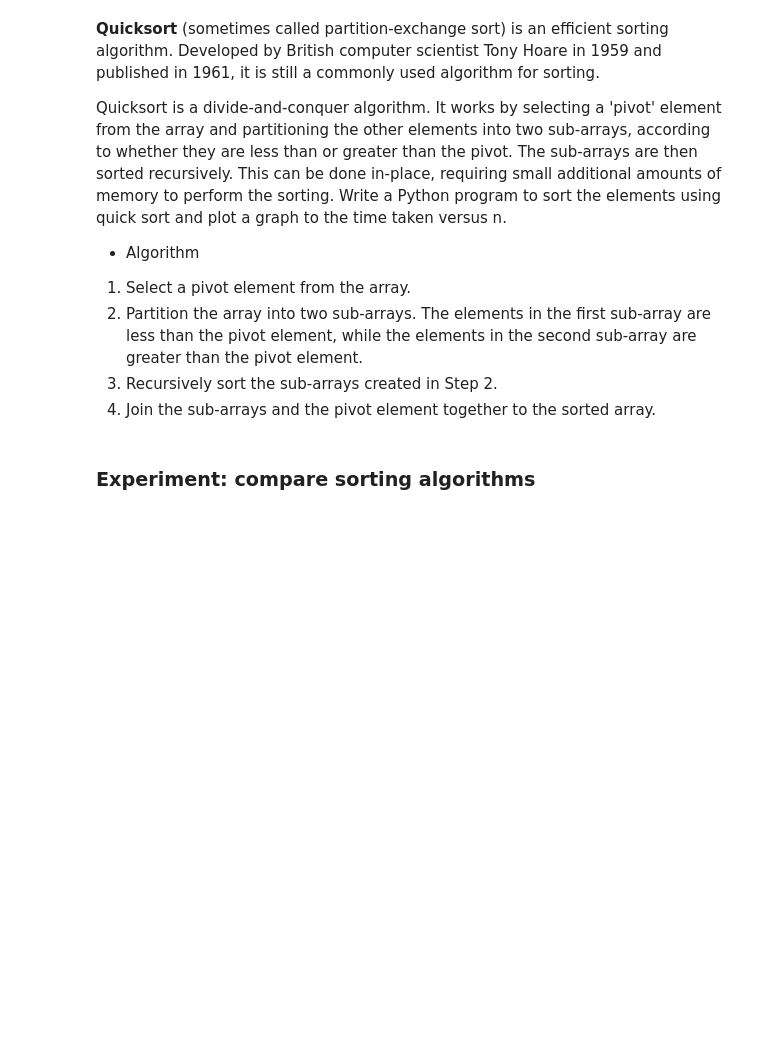
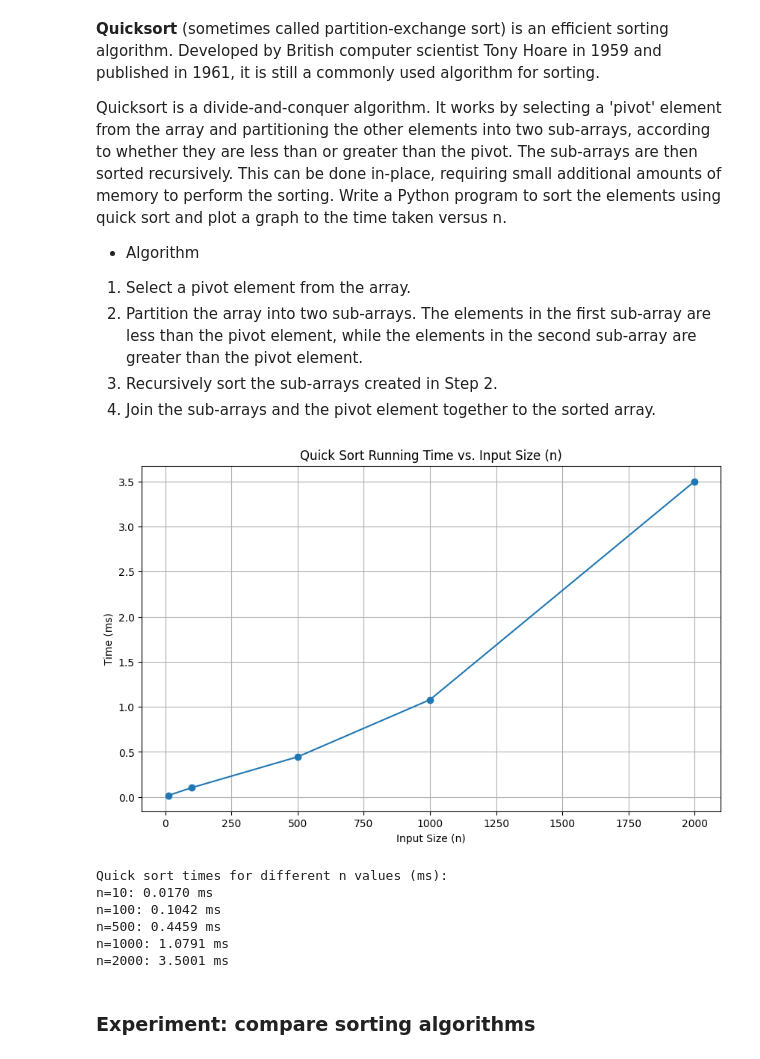
Before and after one commit to Sameer240725/ALGORITHM-LAB, a Jupyter notebook: Lab_5.ipynb, the cells around one changed output. Drawn from its saved outputs; the diff is of its cells as text; code cells hidden in the pictures; blank space fills up the shorter version.

```diff
--- a/Lab_5.ipynb
+++ b/Lab_5.ipynb
@@ -37,6 +72,62 @@ Write a Python program to sort the elements using quick sort and plot a graph to
 4.	Join the sub-arrays and the pivot element together to	the sorted array.
 # %%
 #write code for above cell and compute the running time and also plot graph.
+# %%
+import timeit
+import random
+import matplotlib.pyplot as plt
+
+def partition(arr, low, high):
+    i = (low - 1)
+    pivot = arr[high]
+
+    for j in range(low, high):
+        if arr[j] <= pivot:
+            i = i + 1
+            arr[i], arr[j] = arr[j], arr[i]
+
+    arr[i + 1], arr[high] = arr[high], arr[i + 1]
+    return (i + 1)
+
+def quick_sort(arr, low, high):
+    if low < high:
+        pi = partition(arr, low, high)
+        quick_sort(arr, low, pi - 1)
+        quick_sort(arr, pi + 1, high)
+
+
+n_values_quick_test = [10, 100, 500, 1000, 2000]
+times_quick_test = []
+
+for n in n_values_quick_test:
+
+    data_quick_test = [random.randint(0, 10000) for _ in range(n)]
+
+    arr_to_sort = data_quick_test.copy()
+    start_time = timeit.default_timer()
+    quick_sort(arr_to_sort, 0, len(arr_to_sort) - 1)
+    end_time = timeit.default_timer()
+    times_quick_test.append((end_time - start_time) * 1000)
+
+plt.figure(figsize=(10, 6))
+plt.plot(n_values_quick_test, times_quick_test, marker='o', linestyle='-')
+plt.title("Quick Sort Running Time vs. Input Size (n)")
+plt.xlabel("Input Size (n)")
+plt.ylabel("Time (ms)")
+plt.grid(True)
+plt.show()
+
+print("Quick sort times for different n values (ms):")
+for n, t in zip(n_values_quick_test, times_quick_test):
+    print(f"n={n}: {t:.4f} ms")
+# %% [output]
+[figure, added]
+Quick sort times for different n values (ms):
+n=10: 0.0170 ms
+n=100: 0.1042 ms
+n=500: 0.4459 ms
+n=1000: 1.0791 ms
+n=2000: 3.5001 ms
 # %% [markdown]
 ### Experiment: compare sorting algorithms
 # %%
```
Also changed, not shown: parts of 7 cells of this notebook.
